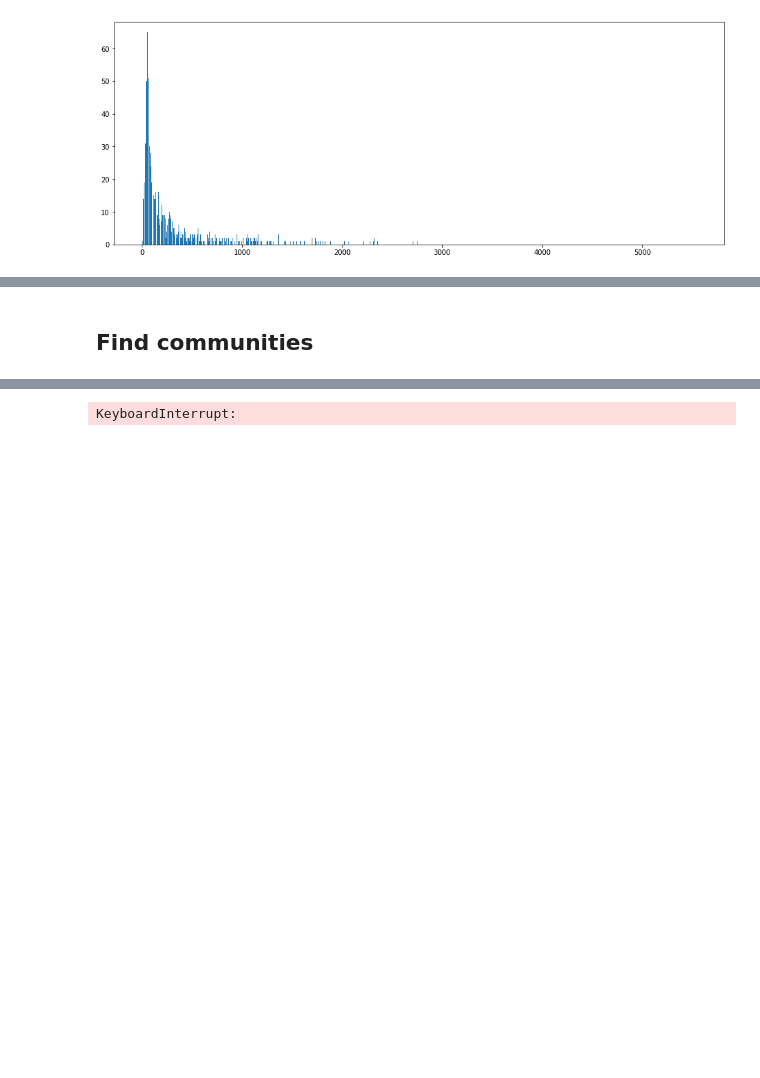
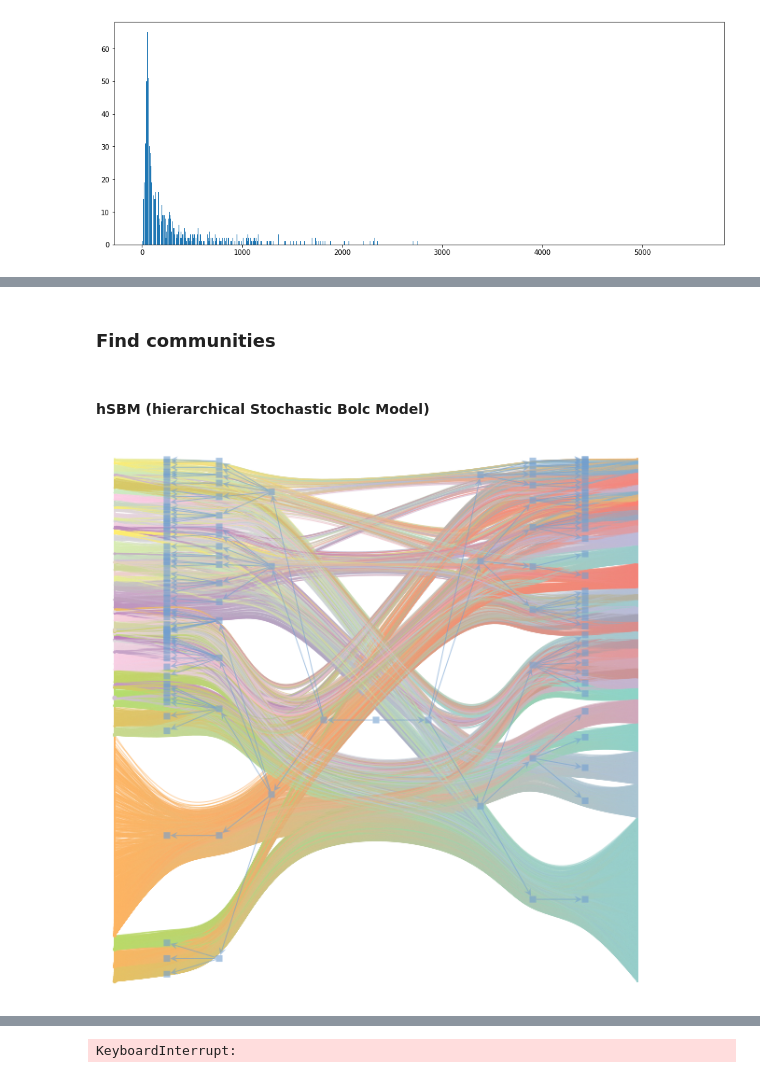
Before and after one commit to TandemElephant/twitter-topic-modelling, a Jupyter notebook: notebooks/topic_modelling.ipynb, the cells around one changed output, grey strips where cells are left out. Saved outputs shown, nothing was run; the diff lists cells and outputs as text; code cells hidden in the pictures; blank space fills up the shorter version.

```diff
--- a/notebooks/topic_modelling.ipynb
+++ b/notebooks/topic_modelling.ipynb
@@ -72,2 +152,18 @@ np.median([deg for node, deg in G.degree(weight='weight')])
+# %%
+from sbmtm import sbmtm
+import graph_tool.all as gt
+
+texts = list(data[filters].tokens)
+titles = list(data[filters].index)
+
+## we create an instance of the sbmtm-class
+hsbm_model = sbmtm()
+
+## we have to create the word-document network from the corpus
+hsbm_model.make_graph(texts,documents=titles)
+
+## we can also skip the previous step by saving/loading a graph
+hsbm_model.save_graph(filename = dir_path + 'tmp.xml.gz')
+# model.load_graph(filename = dir_path + 'tmp.xml.gz')
 # %% [markdown]
-## Find communities
+### Find communities
@@ -75,0 +170,10 @@ from networkx.algorithms.community import *
+# %% [markdown]
+#### hSBM (hierarchical Stochastic Bolc Model)
+# %%
+## fit the model
+gt.seed_rng(42)
+hsbm_model.fit()
+# %%
+hsbm_model.plot(nedges=10000)
+# %% [output]
+[figure, added]
```
Also changed, not shown: parts of 36 cells of this notebook, 4 other files.
